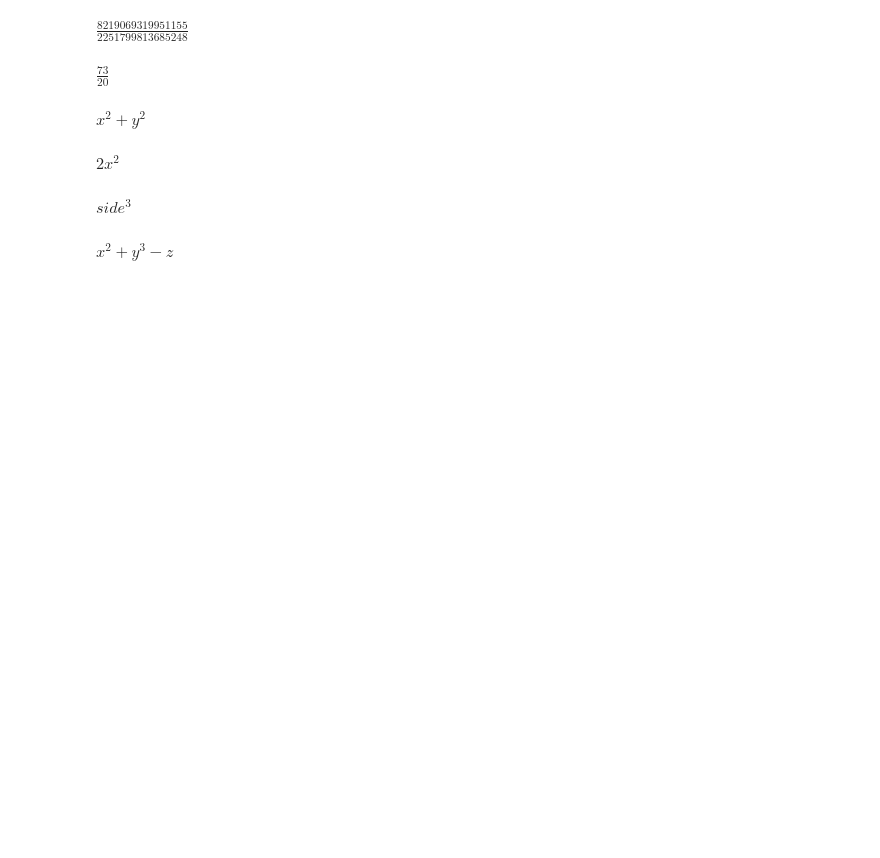
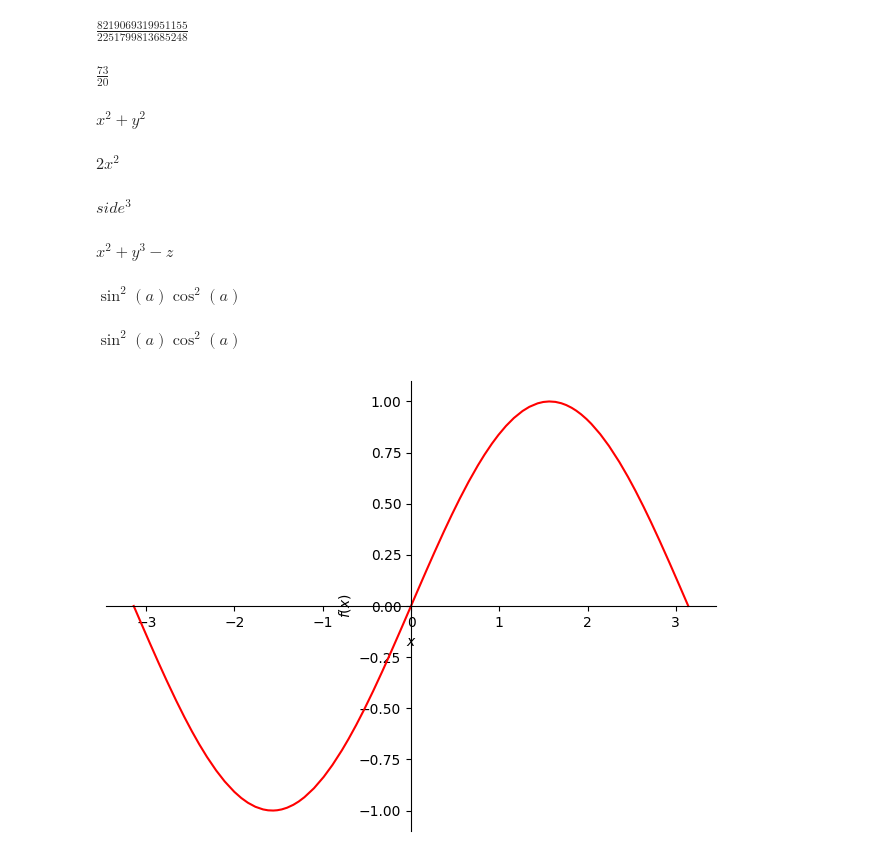
Before and after one commit to ChaganAV/Jupiter, a Jupyter notebook: test.ipynb, the cells around one changed output. Cells and saved outputs as stored; diff of their text form; code cells hidden in the pictures; blank space fills up the shorter version.

Commit message:
plot3d

```diff
--- a/test.ipynb
+++ b/test.ipynb
@@ -51,3 +51,19 @@ x,y,z = symbols("x,y,z")
 x**2+y**3-z
 # %% [output]
 $\displaystyle x^{2} + y^{3} - z$
+# %%
+from sympy.abc import x, a
+expr = sin(x) * sin(x) * cos(x) * cos(x)
+expr
+# %% [output]
+$\displaystyle \sin^{2}{\left(a \right)} \cos^{2}{\left(a \right)}$
+# %%
+expr.subs(x,a)
+# %% [output]
+$\displaystyle \sin^{2}{\left(a \right)} \cos^{2}{\left(a \right)}$
+# %%
+x = Symbol('x')
+# f(x) = -12x^4*sin(cos(x)) - 18x^3+5x^2 + 10x - 30
+p1 = plot(sin(x),(x,-pi,pi),line_color='red')
+# %% [output]
+[figure, added]
```
Also changed, not shown: parts of 1 cell of this notebook, 1 other file.
